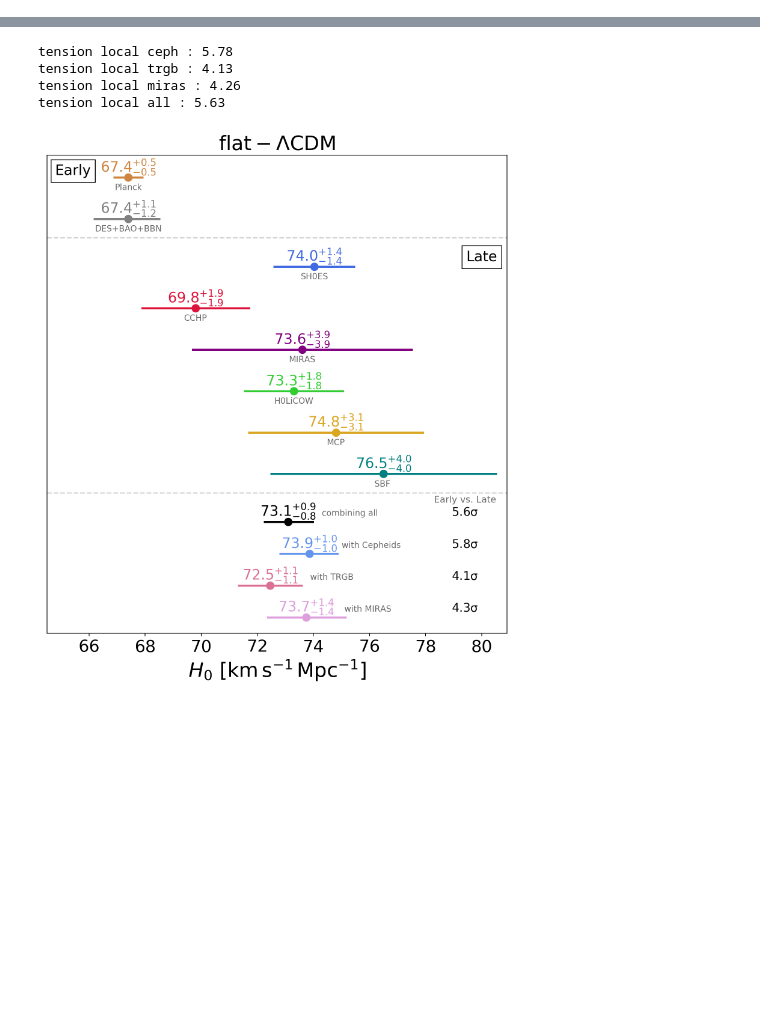
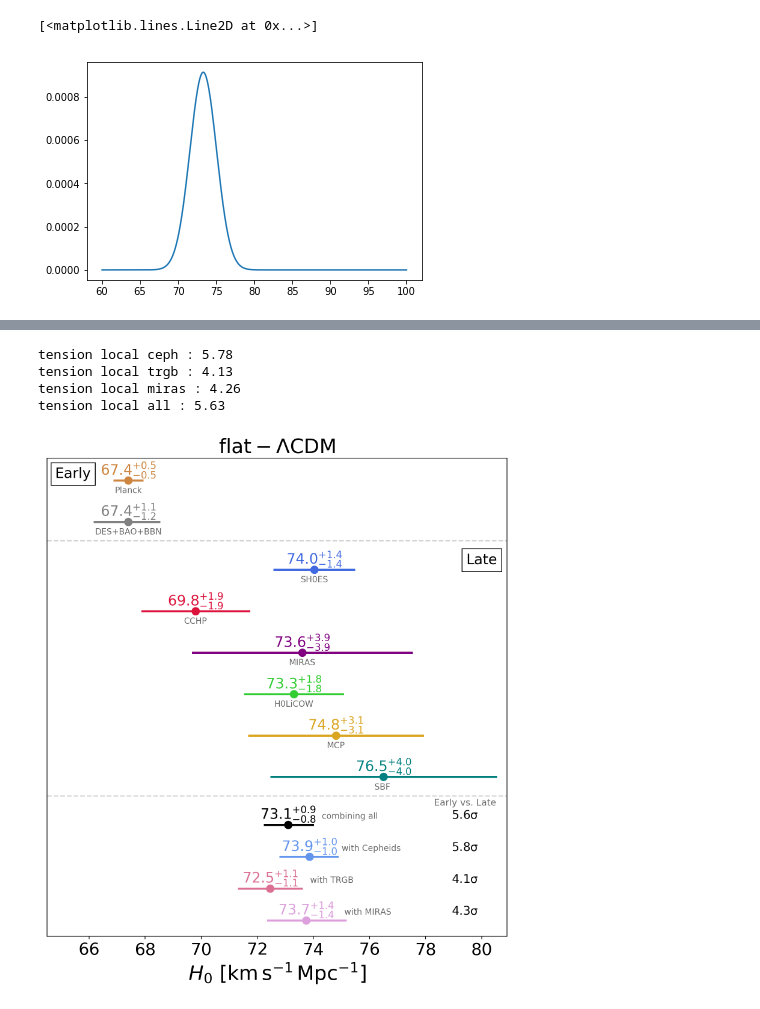
Before and after one commit to vbonvin/H0_tension, a Jupyter notebook: H0_tension.ipynb, the cells around one changed output, grey strips where cells are left out. Cells and saved outputs as stored; diff of their text form; code cells hidden in the pictures; blank space fills up the shorter version.

```diff
--- a/H0_tension.ipynb
+++ b/H0_tension.ipynb
@@ -5,3 +62,13 @@ import numpy as np
+# %%
+# tdc = [73.3, 1.75, 1.75]
+
+tdc = Estimate(name="tdc", mean=73.3, std=1.75, vals=flat, weights=weights_tdc)
+
+flat = np.linspace(60, 100, num=10000)
+plt.plot(flat, tdc.evaluate(flat))
+# %% [output]
+[<matplotlib.lines.Line2D at 0x...>]
+[figure, added]
 # %%
 def confinterval(xs, weights=None, displayhist=False, conflevel=0.68, cumulative=False, bound='max'):
     """
```
Also changed, not shown: parts of 4 cells of this notebook.
